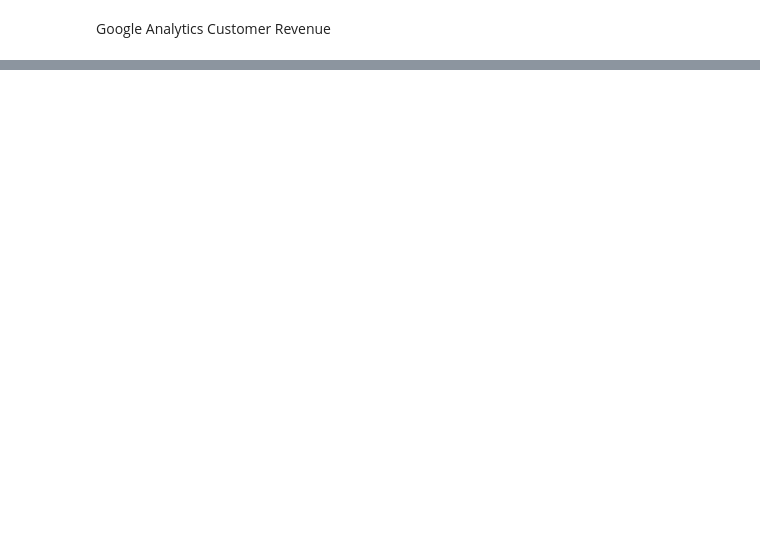
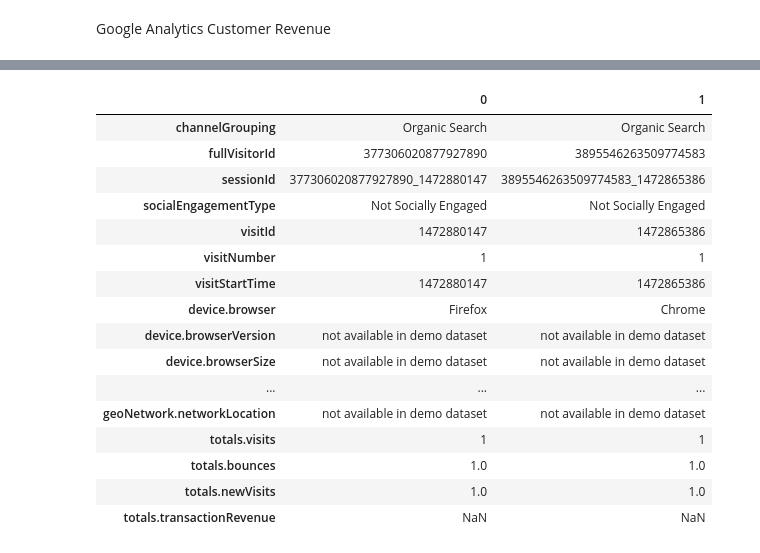
Before and after one commit to KARENCMP82/Python, a Jupyter notebook: GACR_Regresion_clase.ipynb, the cells around one changed output, grey strips where cells are left out. Cells and saved outputs as stored; diff of their text form; code cells hidden in the pictures; blank space fills up the shorter version.

```diff
--- a/GACR_Regresion_clase.ipynb
+++ b/GACR_Regresion_clase.ipynb
@@ -22,0 +67,22 @@ lluvia.head(20)
+# %%
+df=df.loc[:,~df.columns.str.contains('Unnamed')].copy()
+#Quitar todas estas Unnamed: 0.2', 'Unnamed: 0.1', 'Unnamed: 0
+df.head(2).T
+# %% [output]
+|  | 0 | 1 |
+| channelGrouping | Organic Search | Organic Search |
+| fullVisitorId | 377306020877927890 | 3895546263509774583 |
+| sessionId | 377306020877927890_1472880147 | 3895546263509774583_1472865386 |
+| socialEngagementType | Not Socially Engaged | Not Socially Engaged |
+| visitId | 1472880147 | 1472865386 |
+| visitNumber | 1 | 1 |
+| visitStartTime | 1472880147 | 1472865386 |
+| device.browser | Firefox | Chrome |
+| device.browserVersion | not available in demo dataset | not available in demo dataset |
+| device.browserSize | not available in demo dataset | not available in demo dataset |
+| ... | ... | ... |
+| geoNetwork.networkLocation | not available in demo dataset | not available in demo dataset |
+| totals.visits | 1 | 1 |
+| totals.bounces | 1.0 | 1.0 |
+| totals.newVisits | 1.0 | 1.0 |
+| totals.transactionRevenue | NaN | NaN |
```
Also changed, not shown: parts of 22 cells of this notebook.
